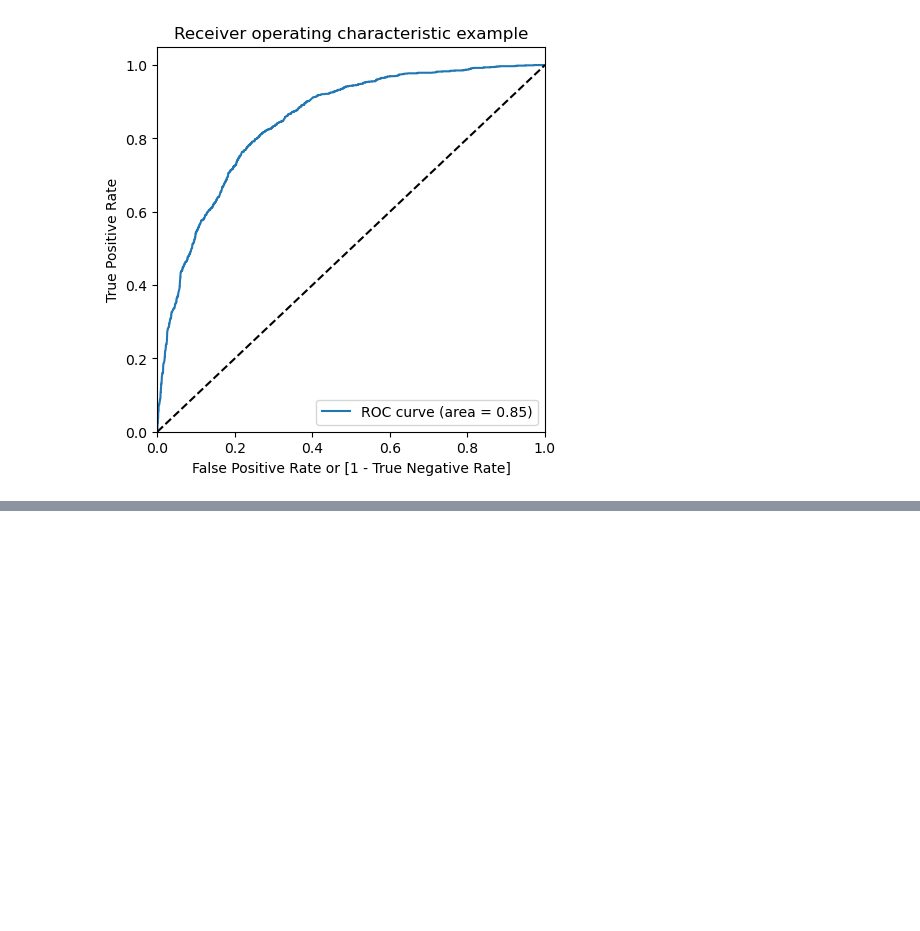
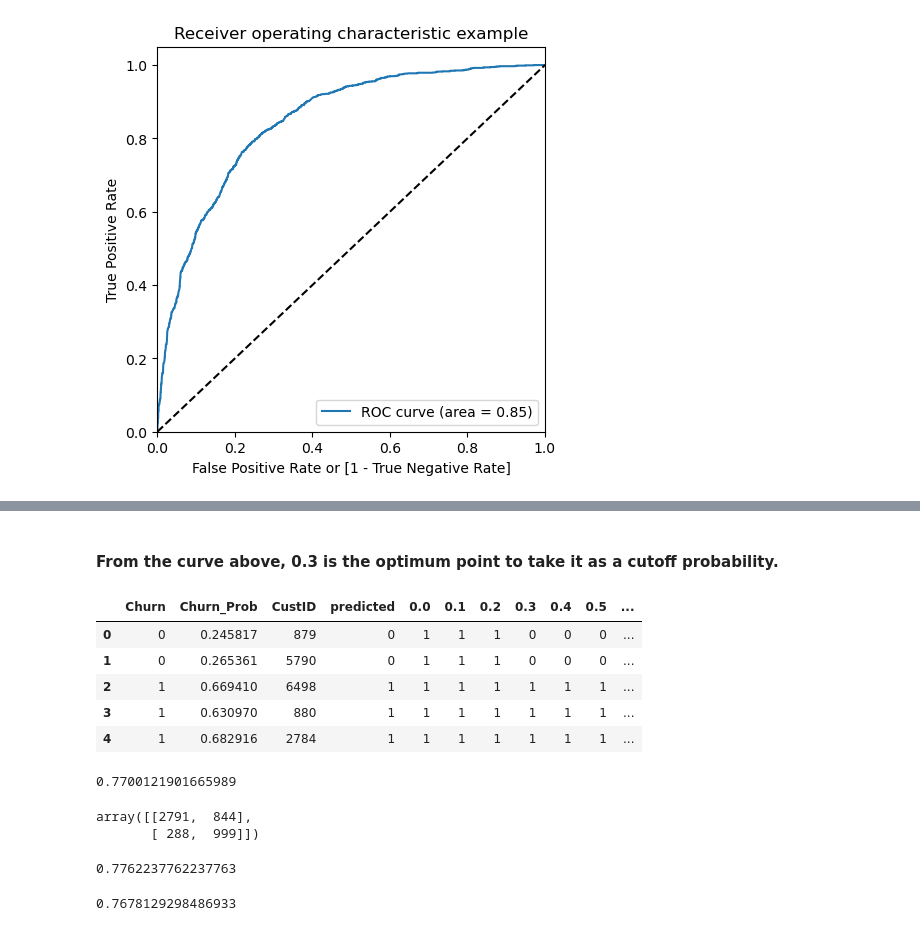
Before and after one commit to RavishankarDuMCA10/Multivariate-Logistic-Regression---Telecom-Churn, a Jupyter notebook: Multivariate-Logistic-Regression---Telecom-Churn.ipynb, the cells around one changed output, grey strips where cells are left out. Saved outputs shown, nothing was run; the diff lists cells and outputs as text; code cells hidden in the pictures; blank space fills up the shorter version.

```diff
--- a/Multivariate-Logistic-Regression---Telecom-Churn.ipynb
+++ b/Multivariate-Logistic-Regression---Telecom-Churn.ipynb
@@ -915,0 +971,23 @@ draw_roc(y_train_pred_final.Churn, y_train_pred_final.Churn_Prob)
+# %% [markdown]
+#### From the curve above, 0.3 is the optimum point to take it as a cutoff probability.
+# %%
+y_train_pred_final['final_predicted'] = y_train_pred_final.Churn_Prob.map(lambda x: 1  if x > 0.3 else 0)
+y_train_pred_final.head()
+# %% [output]
+|  | Churn | Churn_Prob | CustID | predicted | 0.0 | 0.1 | 0.2 | 0.3 | 0.4 | 0.5 | ... |
+| 0 | 0 | 0.245817 | 879 | 0 | 1 | 1 | 1 | 0 | 0 | 0 | ... |
+| 1 | 0 | 0.265361 | 5790 | 0 | 1 | 1 | 1 | 0 | 0 | 0 | ... |
+| 2 | 1 | 0.669410 | 6498 | 1 | 1 | 1 | 1 | 1 | 1 | 1 | ... |
+| 3 | 1 | 0.630970 | 880 | 1 | 1 | 1 | 1 | 1 | 1 | 1 | ... |
+| 4 | 1 | 0.682916 | 2784 | 1 | 1 | 1 | 1 | 1 | 1 | 1 | ... |
+# %%
+# Let's check the ovarall accuracy
+metrics.accuracy_score(y_train_pred_final.Churn, y_train_pred_final.final_predicted)
+# %% [output]
+0.7700121901665989
+# %%
+confusion2 = metrics.confusion_matrix(y_train_pred_final.Churn, y_train_pred_final.final_predicted)
+confusion2
+# %% [output]
+array([[2791,  844],
+       [ 288,  999]])
@@ -915,0 +999,10 @@ draw_roc(y_train_pred_final.Churn, y_train_pred_final.Churn_Prob)
+# %%
+# Let's see the sentitivity of our logistic regression model
+TP / float(TP+FN)
+# %% [output]
+0.7762237762237763
+# %%
+# Let's calculate specificity
+TN / float(TN+FP)
+# %% [output]
+0.7678129298486933
```
Also changed, not shown: parts of 55 cells of this notebook.
